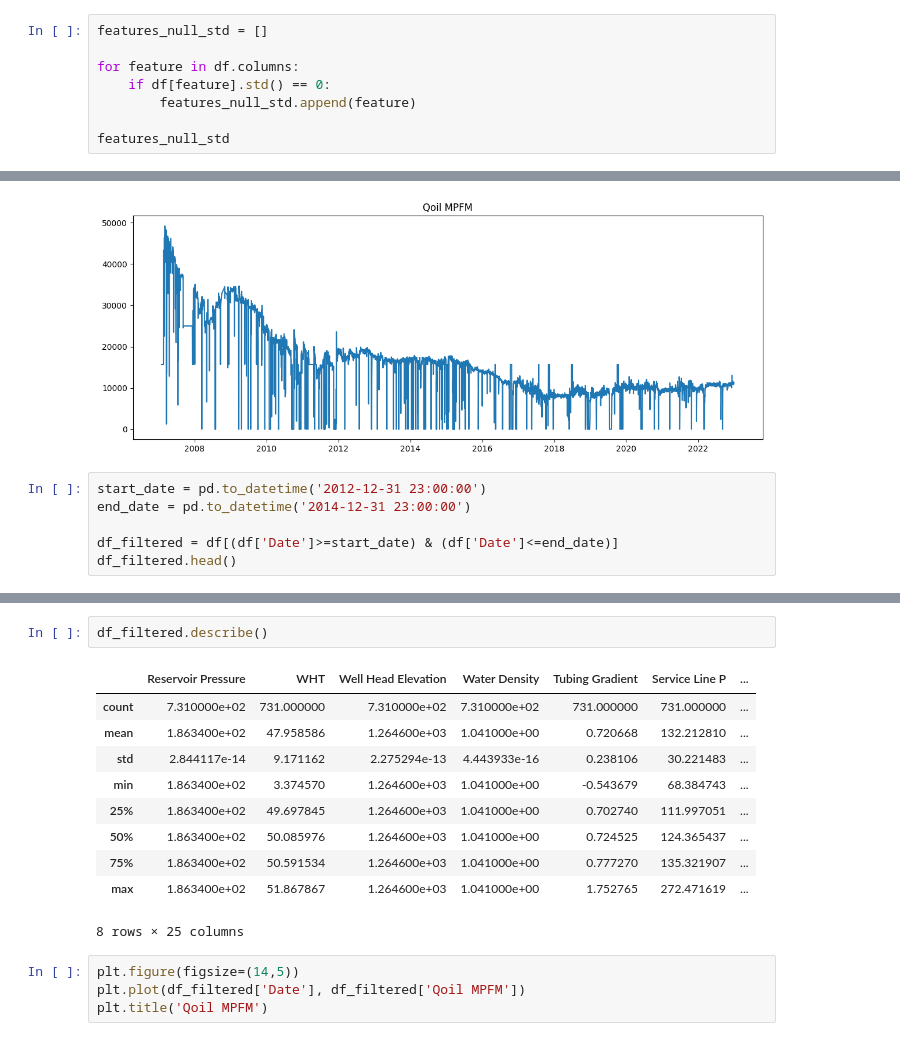
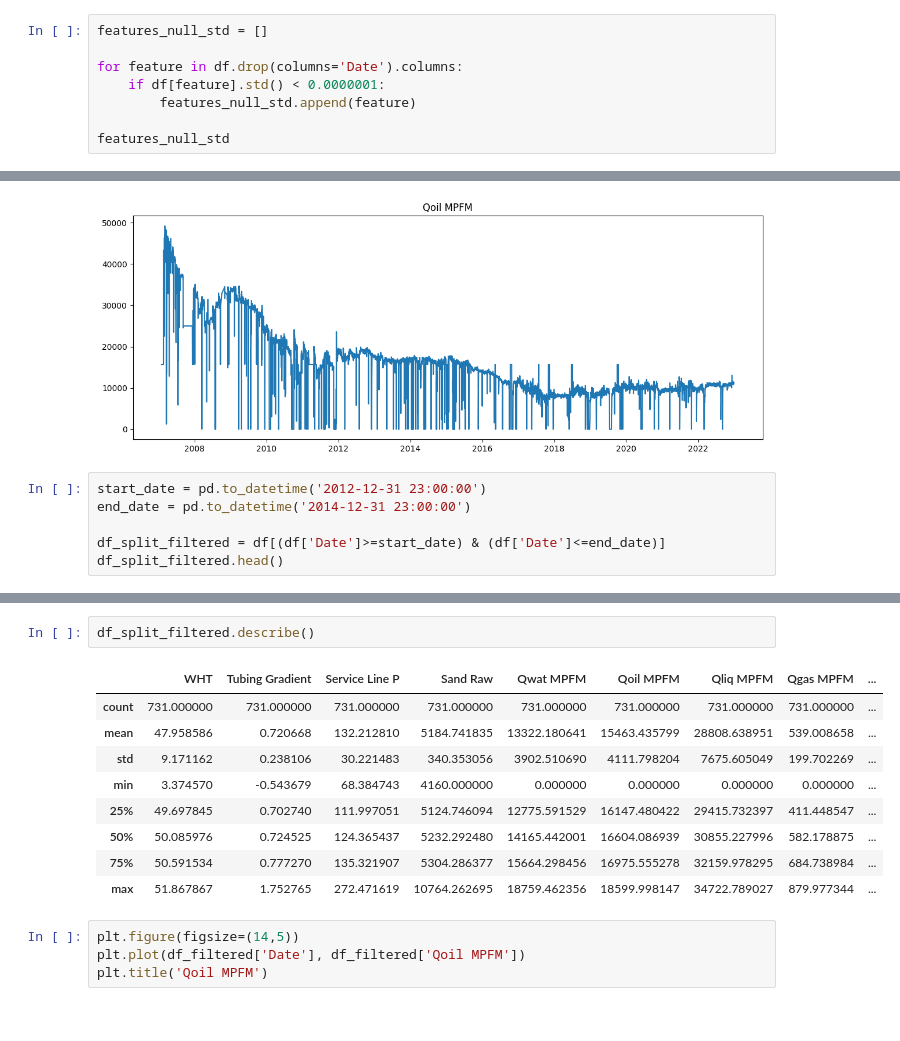
Before and after one commit to mattwagon/oil_production_prediction, a Jupyter notebook: notebooks/eduardo - basic mvp.ipynb, the cells around one changed output, grey strips where cells are left out. Drawn from its saved outputs; the diff is of its cells as text.

```diff
--- a/notebooks/eduardo - basic mvp.ipynb
+++ b/notebooks/eduardo - basic mvp.ipynb
@@ -350,8 +351,8 @@ df.describe()
 # %%
 features_null_std = []
 
-for feature in df.columns:
-    if df[feature].std() == 0:
+for feature in df.drop(columns='Date').columns:
+    if df[feature].std() < 0.0000001:
         features_null_std.append(feature)
 
 features_null_std
@@ -464,6 +467,6 @@ Text(0.5, 1.0, 'Qoil MPFM')
 start_date = pd.to_datetime('2012-12-31 23:00:00')
 end_date = pd.to_datetime('2014-12-31 23:00:00')
 
-df_filtered = df[(df['Date']>=start_date) & (df['Date']<=end_date)]
-df_filtered.head()
+df_split_filtered = df[(df['Date']>=start_date) & (df['Date']<=end_date)]
+df_split_filtered.head()
 # %% [output]
@@ -477,16 +479,15 @@ df_filtered.head()
 # %%
-df_filtered.describe()
+df_split_filtered.describe()
 # %% [output]
-|  | Reservoir Pressure | WHT | Well Head Elevation | Water Density | Tubing Gradient | Service Line P | ... |
-| count | 7.310000e+02 | 731.000000 | 7.310000e+02 | 7.310000e+02 | 731.000000 | 731.000000 | ... |
-| mean | 1.863400e+02 | 47.958586 | 1.264600e+03 | 1.041000e+00 | 0.720668 | 132.212810 | ... |
-| std | 2.844117e-14 | 9.171162 | 2.275294e-13 | 4.443933e-16 | 0.238106 | 30.221483 | ... |
-| min | 1.863400e+02 | 3.374570 | 1.264600e+03 | 1.041000e+00 | -0.543679 | 68.384743 | ... |
-| 25% | 1.863400e+02 | 49.697845 | 1.264600e+03 | 1.041000e+00 | 0.702740 | 111.997051 | ... |
-| 50% | 1.863400e+02 | 50.085976 | 1.264600e+03 | 1.041000e+00 | 0.724525 | 124.365437 | ... |
-| 75% | 1.863400e+02 | 50.591534 | 1.264600e+03 | 1.041000e+00 | 0.777270 | 135.321907 | ... |
-| max | 1.863400e+02 | 51.867867 | 1.264600e+03 | 1.041000e+00 | 1.752765 | 272.471619 | ... |
+|  | WHT | Tubing Gradient | Service Line P | Sand Raw | Qwat MPFM | Qoil MPFM | Qliq MPFM | Qgas MPFM | ... |
+| count | 731.000000 | 731.000000 | 731.000000 | 731.000000 | 731.000000 | 731.000000 | 731.000000 | 731.000000 | ... |
+| mean | 47.958586 | 0.720668 | 132.212810 | 5184.741835 | 13322.180641 | 15463.435799 | 28808.638951 | 539.008658 | ... |
+| std | 9.171162 | 0.238106 | 30.221483 | 340.353056 | 3902.510690 | 4111.798204 | 7675.605049 | 199.702269 | ... |
+| min | 3.374570 | -0.543679 | 68.384743 | 4160.000000 | 0.000000 | 0.000000 | 0.000000 | 0.000000 | ... |
+| 25% | 49.697845 | 0.702740 | 111.997051 | 5124.746094 | 12775.591529 | 16147.480422 | 29415.732397 | 411.448547 | ... |
+| 50% | 50.085976 | 0.724525 | 124.365437 | 5232.292480 | 14165.442001 | 16604.086939 | 30855.227996 | 582.178875 | ... |
+| 75% | 50.591534 | 0.777270 | 135.321907 | 5304.286377 | 15664.298456 | 16975.555278 | 32159.978295 | 684.738984 | ... |
+| max | 51.867867 | 1.752765 | 272.471619 | 10764.262695 | 18759.462356 | 18599.998147 | 34722.789027 | 879.977344 | ... |
-8 rows × 25 columns
 # %%
 plt.figure(figsize=(14,5))
 plt.plot(df_filtered['Date'], df_filtered['Qoil MPFM'])
```
Also changed, not shown: parts of 44 cells of this notebook.
